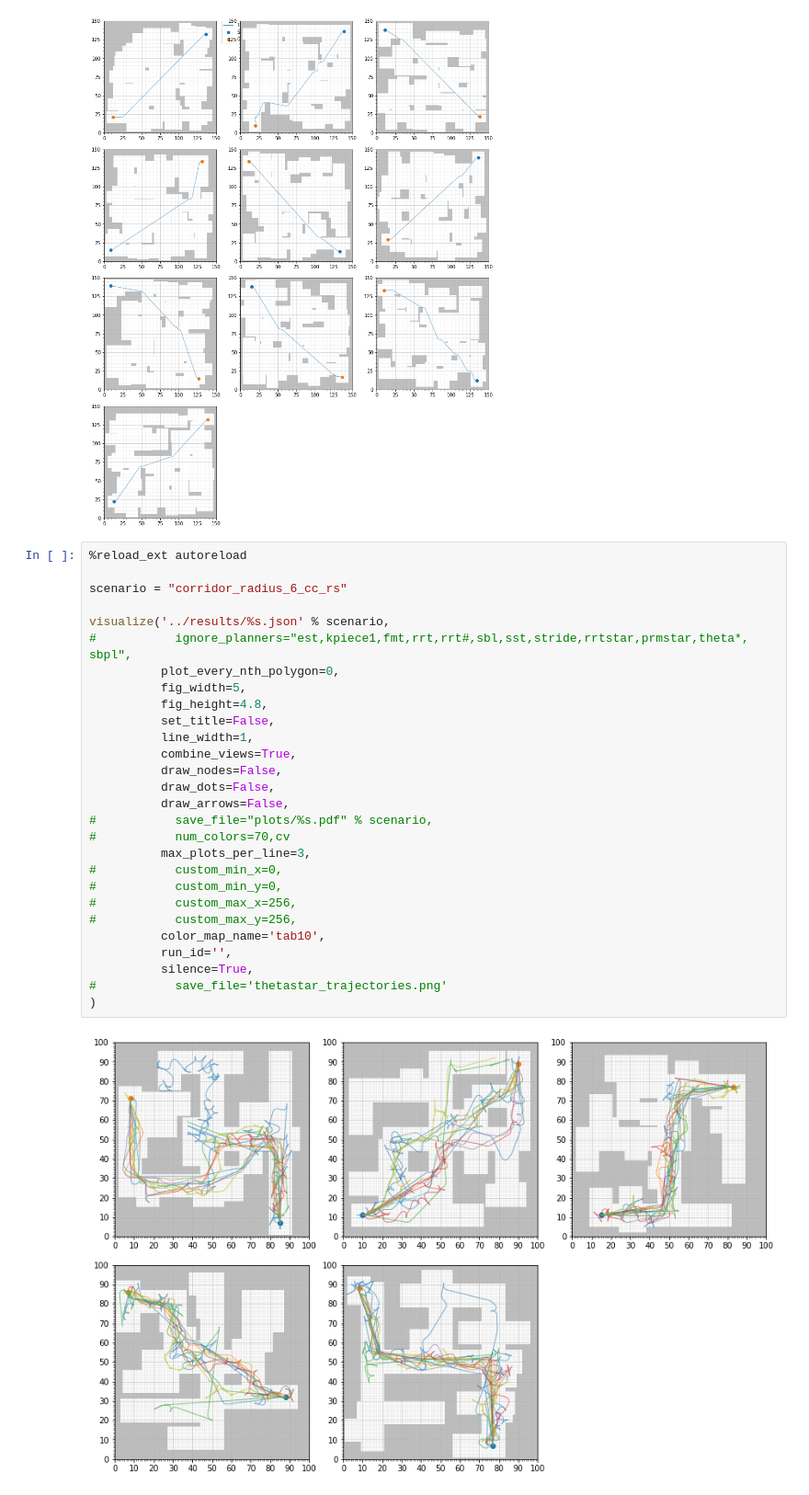
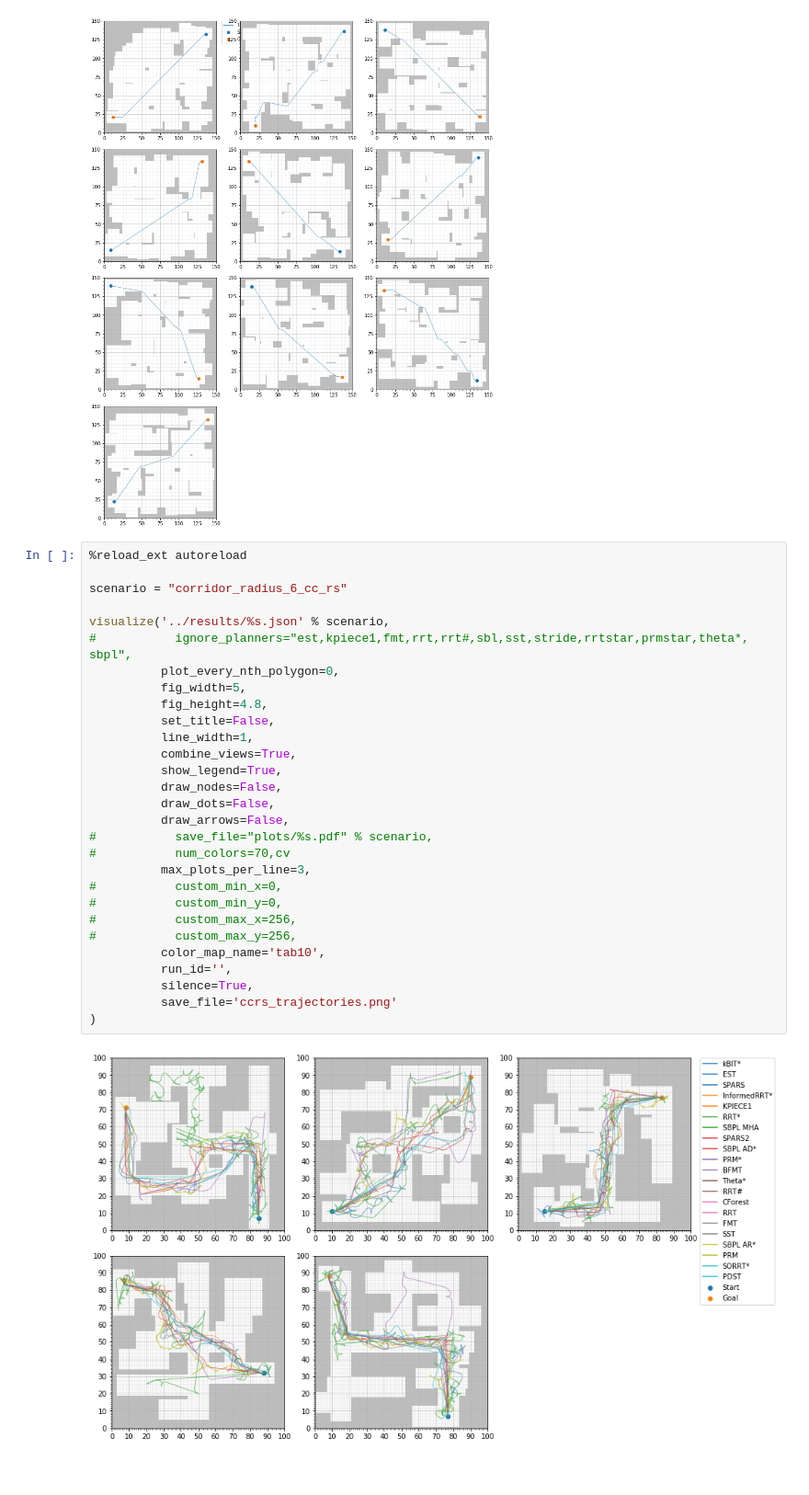
Before and after one commit to robot-motion/bench-mr, a Jupyter notebook: plotting/Trajectories.ipynb, the cells around one changed output. Shown at 92% size. Drawn from its saved outputs; the diff is of its cells as text.

```diff
--- a/plotting/Trajectories.ipynb
+++ b/plotting/Trajectories.ipynb
@@ -295,30 +296,31 @@ visualize('../bin/log/%s.json' % scenario,
 # %%
 %reload_ext autoreload
 
 scenario = "corridor_radius_6_cc_rs"
 
 visualize('../results/%s.json' % scenario,
 #           ignore_planners="est,kpiece1,fmt,rrt,rrt#,sbl,sst,stride,rrtstar,prmstar,theta*, sbpl",
           plot_every_nth_polygon=0,
           fig_width=5,
           fig_height=4.8,
           set_title=False,
           line_width=1,
           combine_views=True,
+          show_legend=True,
           draw_nodes=False,
           draw_dots=False,
           draw_arrows=False,
 #           save_file="plots/%s.pdf" % scenario,
 #           num_colors=70,cv
           max_plots_per_line=3,
 #           custom_min_x=0,
 #           custom_min_y=0,
 #           custom_max_x=256,
 #           custom_max_y=256,
           color_map_name='tab10',
           run_id='',
           silence=True,
-#           save_file='thetastar_trajectories.png'
+          save_file='ccrs_trajectories.png'
 )
 # %% [output]
-[figure, old version]
+[figure, new version]
```
Also changed, not shown: parts of 1 cell of this notebook, 12 other files.
